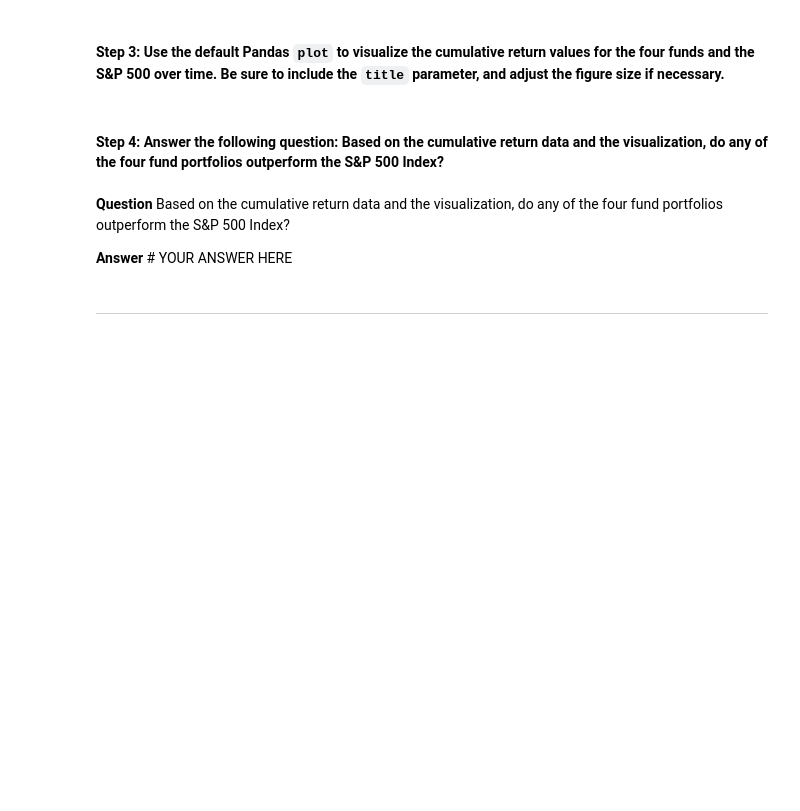
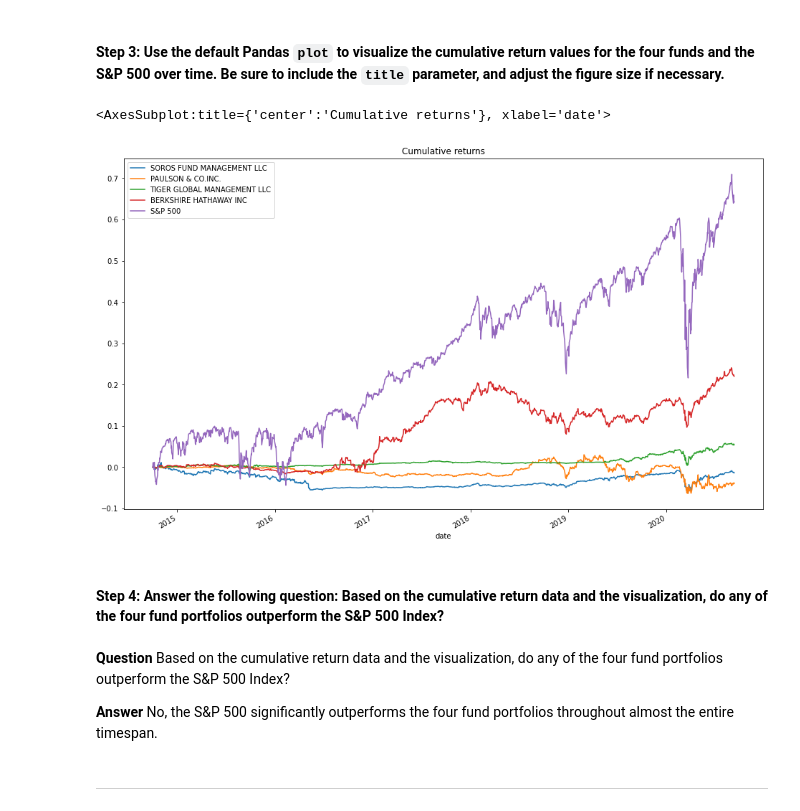
Before and after one commit to lkhodel/bftbc-c4, a Jupyter notebook: risk_return_analysis.ipynb, the cells around one changed output. Drawn from its saved outputs; the diff is of its cells as text; code cells hidden in the pictures; blank space fills up the shorter version.

```diff
--- a/risk_return_analysis.ipynb
+++ b/risk_return_analysis.ipynb
@@ -164,5 +164,6 @@ df.plot(title="Daily returns", figsize=(20,12))
 # %%
 # Calculate and plot the cumulative returns of the 4 fund portfolios and the S&P 500
 # Review the last 5 rows of the cumulative returns DataFrame
-df.cumprod()
+cumulative_returns = daily_returns.cumsum()
+cumulative_returns.tail()
 # %% [output]
@@ -176,13 +179,16 @@ OverflowError: cannot convert float infinity to integer
 # %%
 # Visualize the cumulative returns using the Pandas plot function
 # Include a title parameter and adjust the figure size
-# YOUR CODE HERE
+cumulative_returns.plot(title="Cumulative returns", figsize=(16,10))
+# %% [output]
+<AxesSubplot:title={'center':'Cumulative returns'}, xlabel='date'>
+[figure, added]
 # %% [markdown]
 #### Step 4: Answer the following question: Based on the cumulative return data and the visualization, do any of the four fund portfolios outperform the S&P 500 Index?
 # %% [markdown]
 **Question** Based on the cumulative return data and the visualization, do any of the four fund portfolios outperform the S&P 500 Index?
 
-**Answer** # YOUR ANSWER HERE
+**Answer** No, the S&P 500 significantly outperforms the four fund portfolios throughout almost the entire timespan.
 # %% [markdown]
 ---
 # %% [markdown]
```
Also changed, not shown: parts of 2 cells of this notebook.
